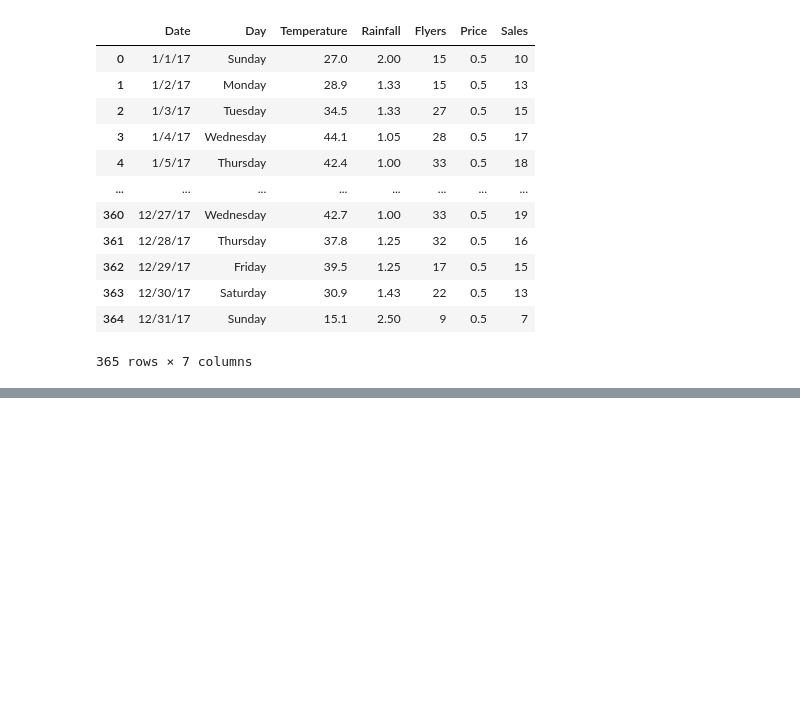
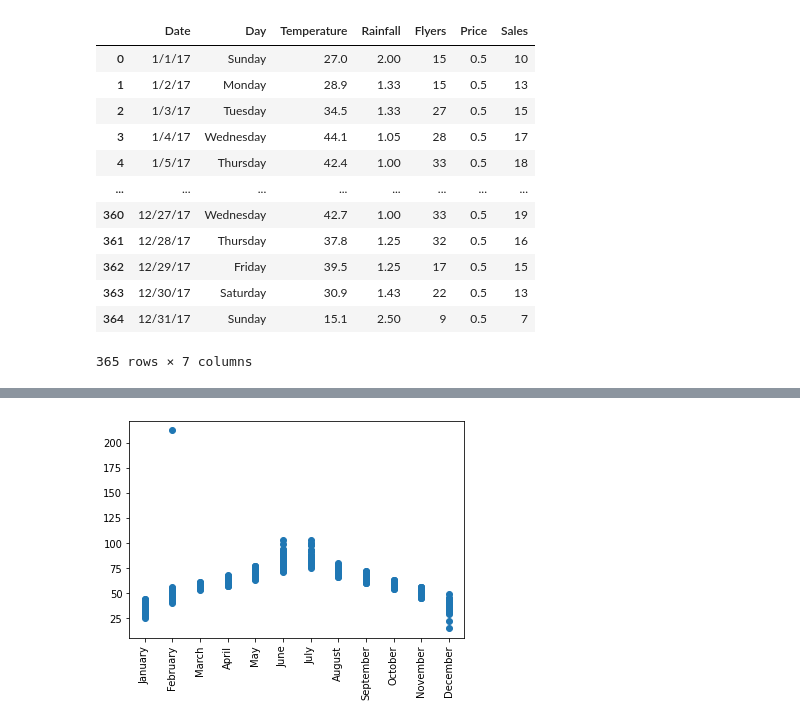
Before and after one commit to raycerna/anomaly-detection-exercises, a Jupyter notebook: continuous_probabilistic_methods.ipynb, the cells around one changed output, grey strips where cells are left out. Saved outputs shown, nothing was run; the diff lists cells and outputs as text; code cells hidden in the pictures; blank space fills up the shorter version.

```diff
--- a/continuous_probabilistic_methods.ipynb
+++ b/continuous_probabilistic_methods.ipynb
@@ -25,0 +70,6 @@ df
+# %%
+plt.scatter(df.Month, df.Temperature)
+plt.xticks(rotation=90)
+plt.show()
+# %% [output]
+[figure, added]
```
Also changed, not shown: parts of 31 cells of this notebook.
